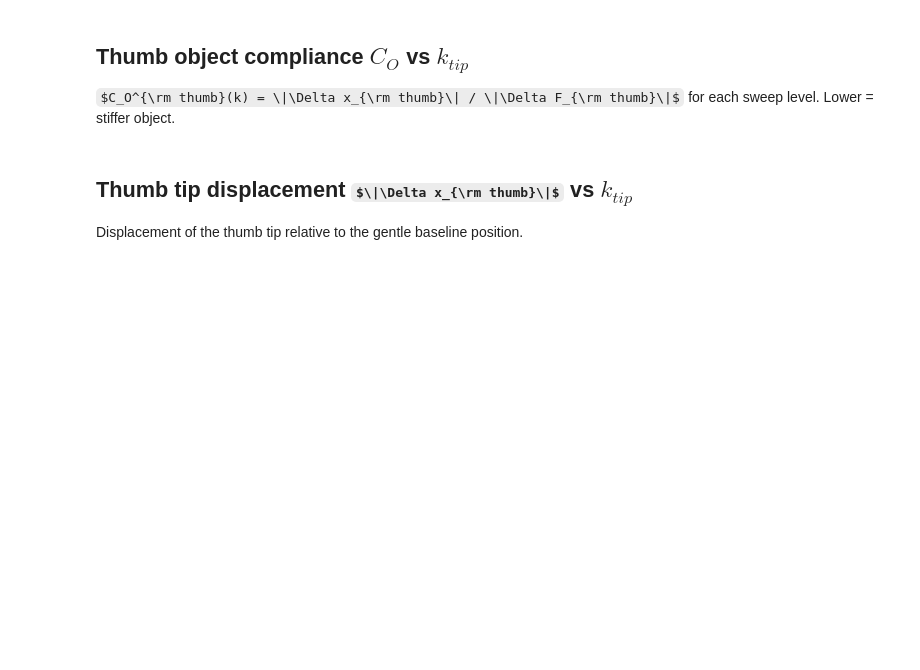
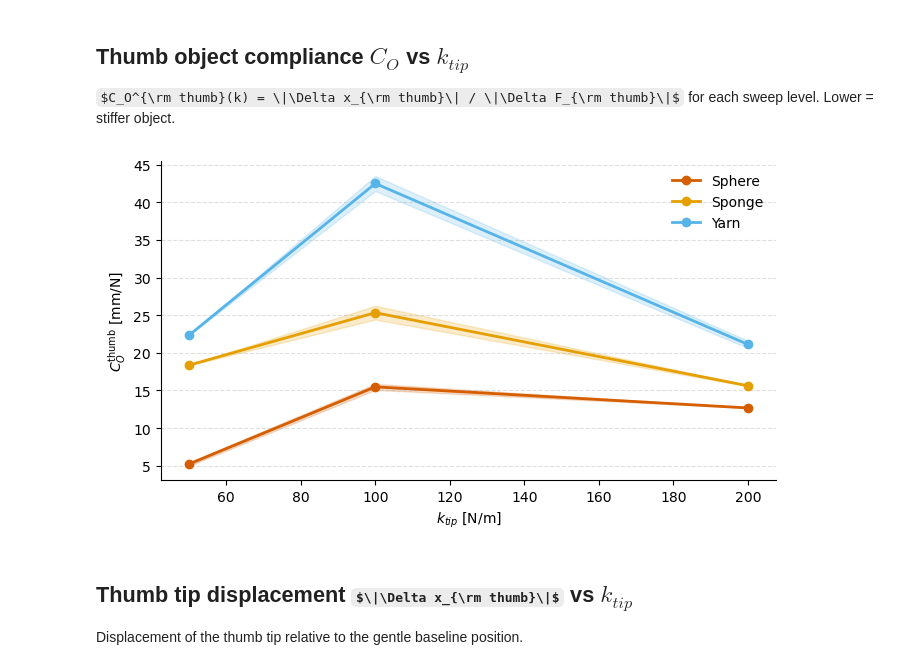
Before and after one commit to CREATE-Lab-EPFL/HumanManipulationVMC, a Jupyter notebook: ProprioceptiveSensing/Hand/plot_object_stiffness_hand.ipynb, the cells around one changed output. Drawn from its saved outputs; the diff is of its cells as text; code cells hidden in the pictures; some formulas as TeX source; blank space fills up the shorter version.

```diff
--- a/ProprioceptiveSensing/Hand/plot_object_stiffness_hand.ipynb
+++ b/ProprioceptiveSensing/Hand/plot_object_stiffness_hand.ipynb
@@ -97,29 +102,31 @@ Lower = stiffer object.
 # %%
 fig, ax = plt.subplots(figsize=(7, 4))
 
 for obj in OBJECTS:
     if obj not in data:
         continue
     dist = data[obj]['dist']
     k_levels = sorted(dist.keys())
-    medians = np.array([np.nanmean(dist[k]) for k in k_levels]) * 1e3
-    lo      = np.array([np.nanmean(dist[k]) - np.nanstd(dist[k]) for k in k_levels]) * 1e3
-    hi      = np.array([np.nanmean(dist[k]) + np.nanstd(dist[k]) for k in k_levels]) * 1e3
+    means = np.array([np.nanmean(dist[k]) for k in k_levels]) * 1e3
+    stds  = np.array([np.nanstd(dist[k])  for k in k_levels]) * 1e3
+    lo, hi = means - stds, means + stds
     oi   = OBJECTS.index(obj)
     name = OBJECT_LABELS[oi] if oi < len(OBJECT_LABELS) else obj
     color = OBJ_COLORS[obj]
     ax.fill_between(k_levels, lo, hi, alpha=0.20, color=color)
-    ax.plot(k_levels, medians, marker='o', label=name, color=color, lw=2)
+    ax.plot(k_levels, means, marker='o', label=name, color=color, lw=2)
 
 ax.set_xlabel(r'$k_{tip}$ [N/m]')
 ax.set_ylabel(r'$C_O^{\mathrm{thumb}}$ [mm/N]')
 ax.legend(frameon=False)
 ax.spines[['top', 'right']].set_visible(False)
 ax.grid(axis='y', linestyle='--', alpha=0.4)
 fig.tight_layout()
 os.makedirs(OUTPUT_DIR, exist_ok=True)
 fig.savefig(os.path.join(OUTPUT_DIR, 'thumb_compliance_sweep.pdf'), bbox_inches='tight')
 plt.show()
+# %% [output]
+[figure, added]
 # %% [markdown]
 ## Thumb tip displacement $\|\Delta x_{\rm thumb}\|$ vs $k_{tip}$
 
```
Also changed, not shown: parts of 4 cells of this notebook, 3 other files.
